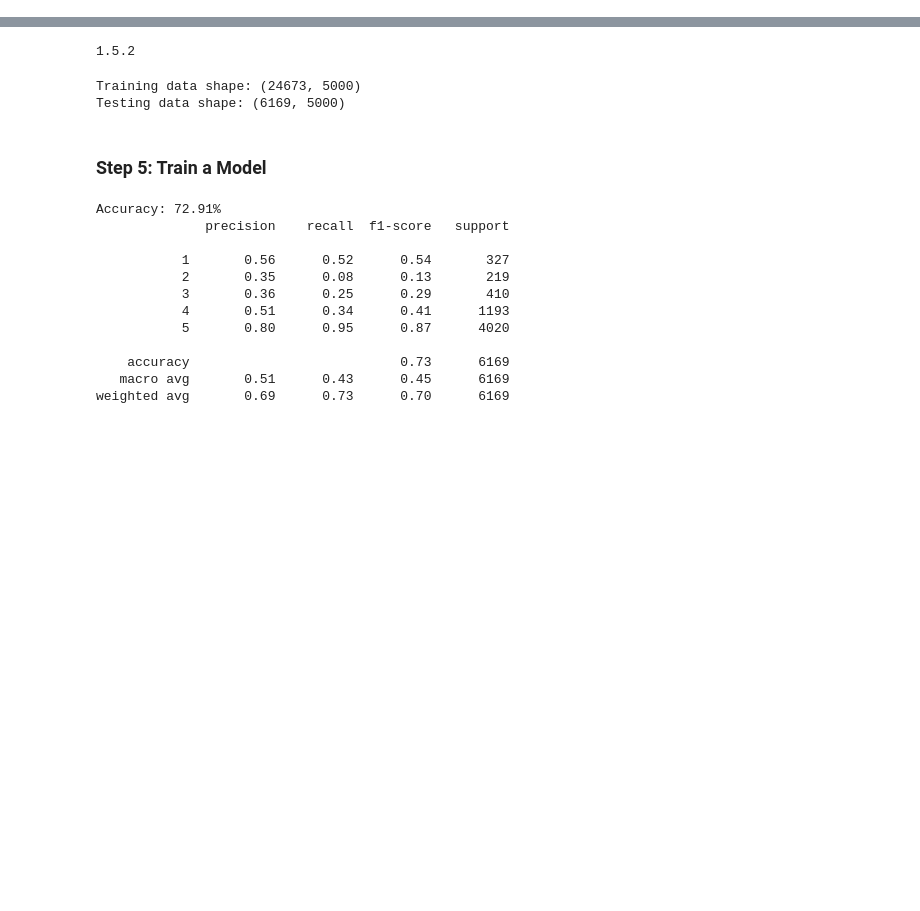
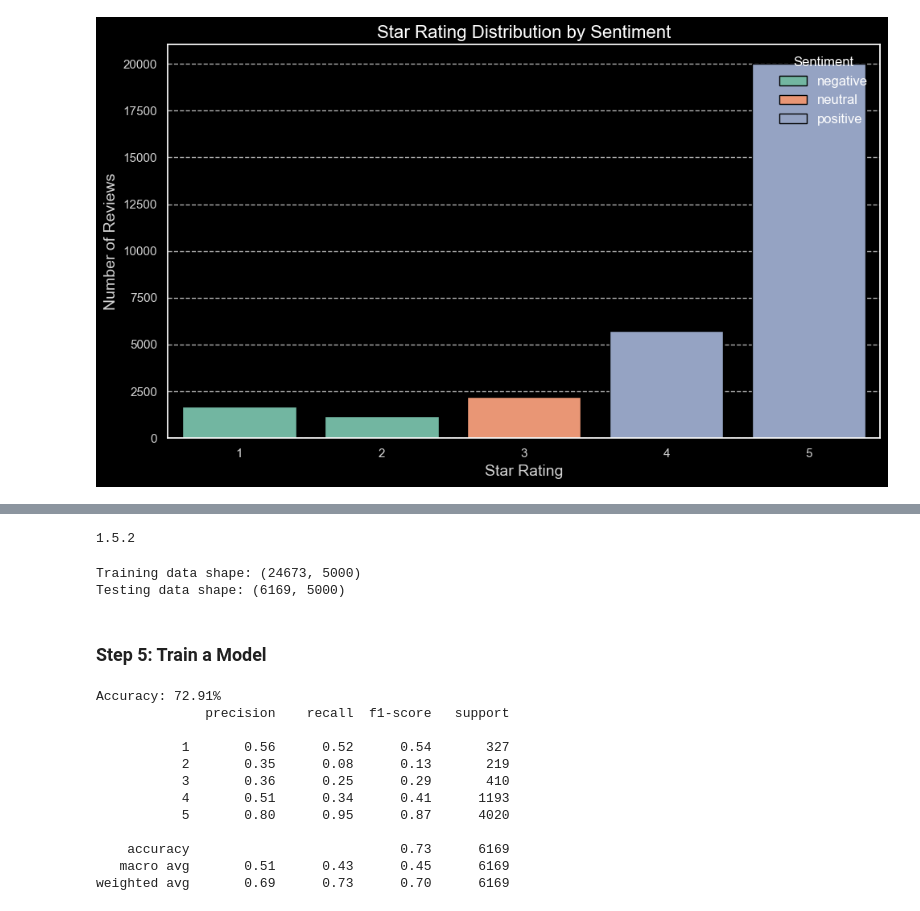
Before and after one commit to nafisalawalidris/Product-Review-Sentiment-Analysis, a Jupyter notebook: Product_Review_Analysis.ipynb, the cells around one changed output, grey strips where cells are left out. Cells and saved outputs as stored; diff of their text form; code cells hidden in the pictures; blank space fills up the shorter version.

```diff
--- a/Product_Review_Analysis.ipynb
+++ b/Product_Review_Analysis.ipynb
@@ -211,0 +201,20 @@ Passing `palette` without assigning `hue` is deprecated and will be removed in v
+# %%
+# 3. Star Rating Distribution by Sentiment
+
+# Set a style with a dark background
+plt.style.use('dark_background')
+
+# Create a countplot for star ratings by sentiment label
+plt.figure(figsize=(10, 6))
+sns.countplot(data=data, x='star_rating', hue='sentiment_label', palette='Set2', edgecolor='black')
+plt.title('Star Rating Distribution by Sentiment', fontsize=16, color='white')
+plt.xlabel('Star Rating', fontsize=14, color='lightgray')
+plt.ylabel('Number of Reviews', fontsize=14, color='lightgray')
+plt.xticks(rotation=0, color='lightgray')
+plt.yticks(color='lightgray')
+plt.legend(title='Sentiment', fontsize=12, loc='upper right', frameon=False)
+plt.grid(axis='y', linestyle='--', alpha=0.7)
+plt.tight_layout()
+plt.show()
+# %% [output]
+[figure, added]
```
Also changed, not shown: parts of 36 cells of this notebook, 1 other file.
